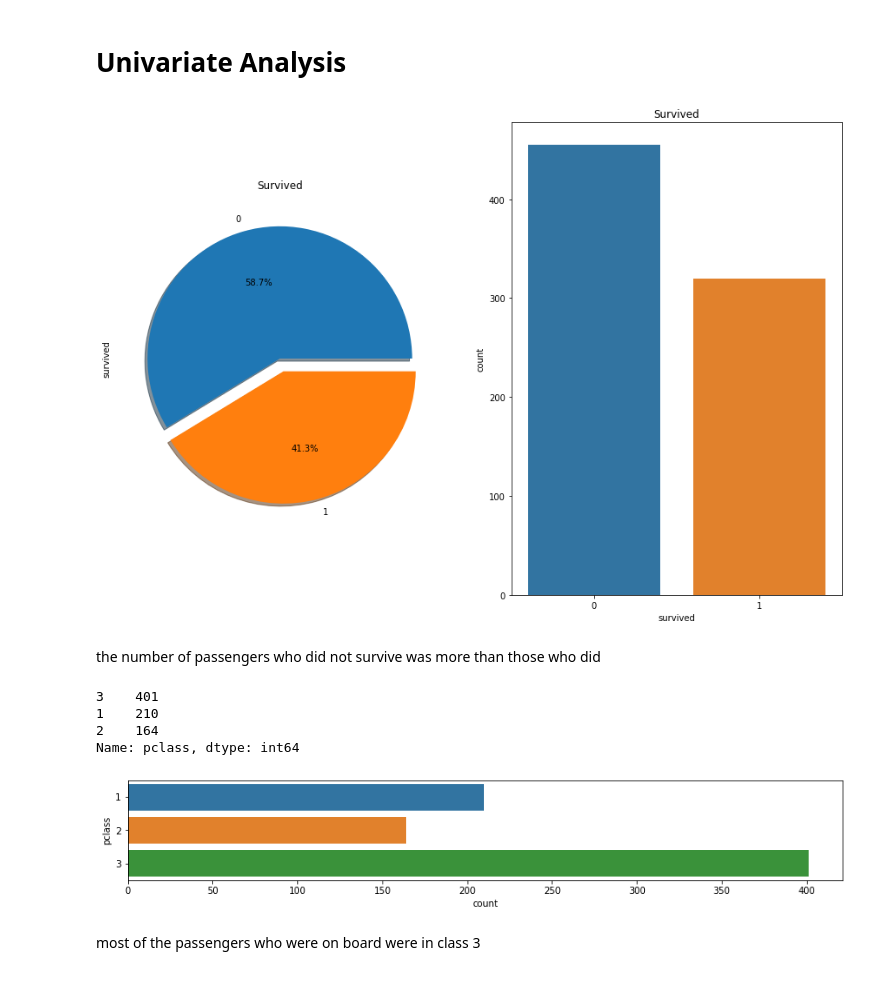
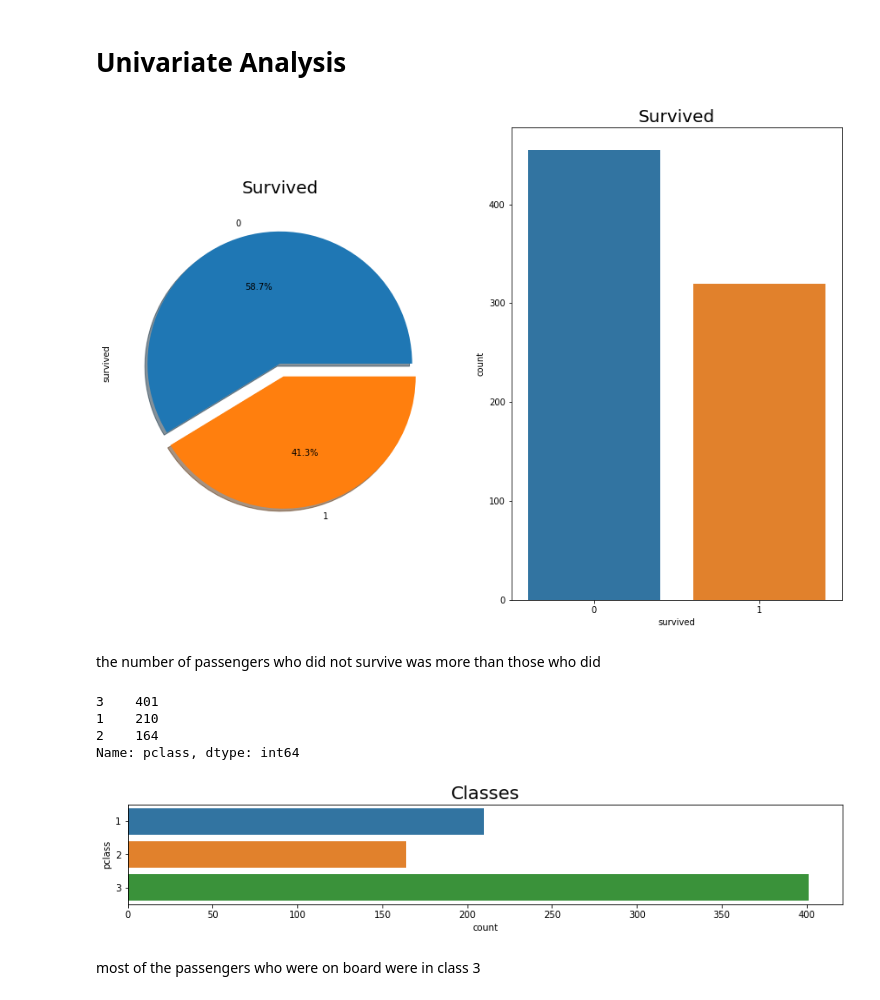
Before and after one commit to victoriousvictor42/titanic, a Jupyter notebook: titanicANDspam.ipynb, the cells around one changed output. Drawn from its saved outputs; the diff is of its cells as text; code cells hidden in the pictures.

```diff
--- a/titanicANDspam.ipynb
+++ b/titanicANDspam.ipynb
@@ -259,24 +259,25 @@ titanic.embarked = le.fit_transform(titanic.embarked)
 # %%
 f, ax= plt.subplots(1,2, figsize=(15, 10))
 titanic.survived.value_counts().plot.pie(explode=[0, 0.1], autopct='%1.1f%%',ax=ax[0], shadow=True)
-ax[0].set_title('Survived')
+ax[0].set_title('Survived', fontsize=20)
 sns.countplot('survived', data=titanic)
-ax[1].set_title('Survived')
+ax[1].set_title('Survived', fontsize=20)
 plt.show()
 # %% [output]
-[figure, old version]
+[figure, new version]
 # %% [markdown]
 the number of passengers who did not survive was more than those who did
 # %%
 fig = plt.figure(figsize=(14,2))
 sns.countplot(y='pclass', data=titanic)
+plt.title('Classes', fontsize=20)
 print(titanic.pclass.value_counts())
 # %% [output]
 3    401
 1    210
 2    164
 Name: pclass, dtype: int64
-[figure, old version]
+[figure, new version]
 # %% [markdown]
 most of the passengers who were on board were in class 3
 # %%
```
Also changed, not shown: parts of 27 cells of this notebook.
